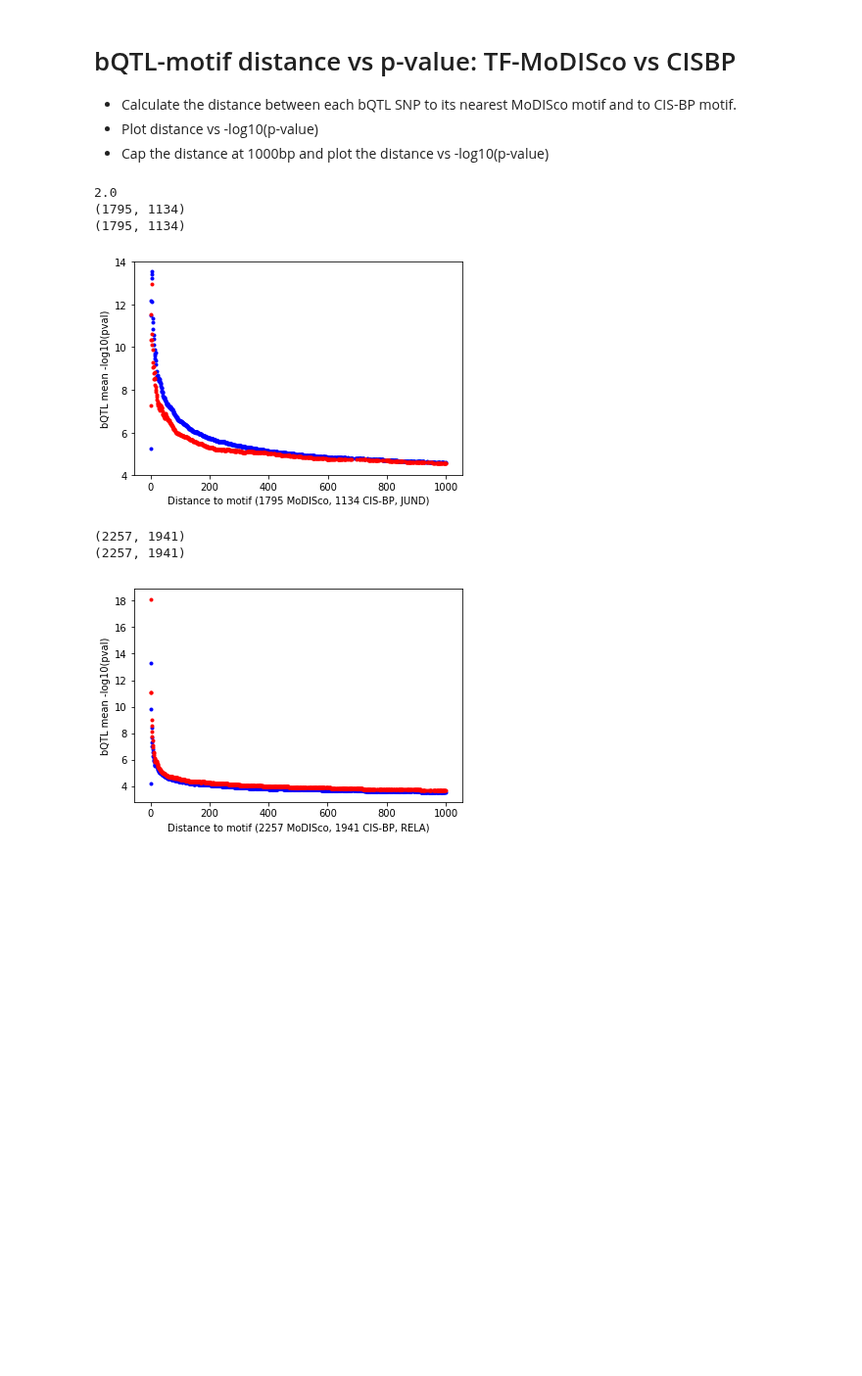
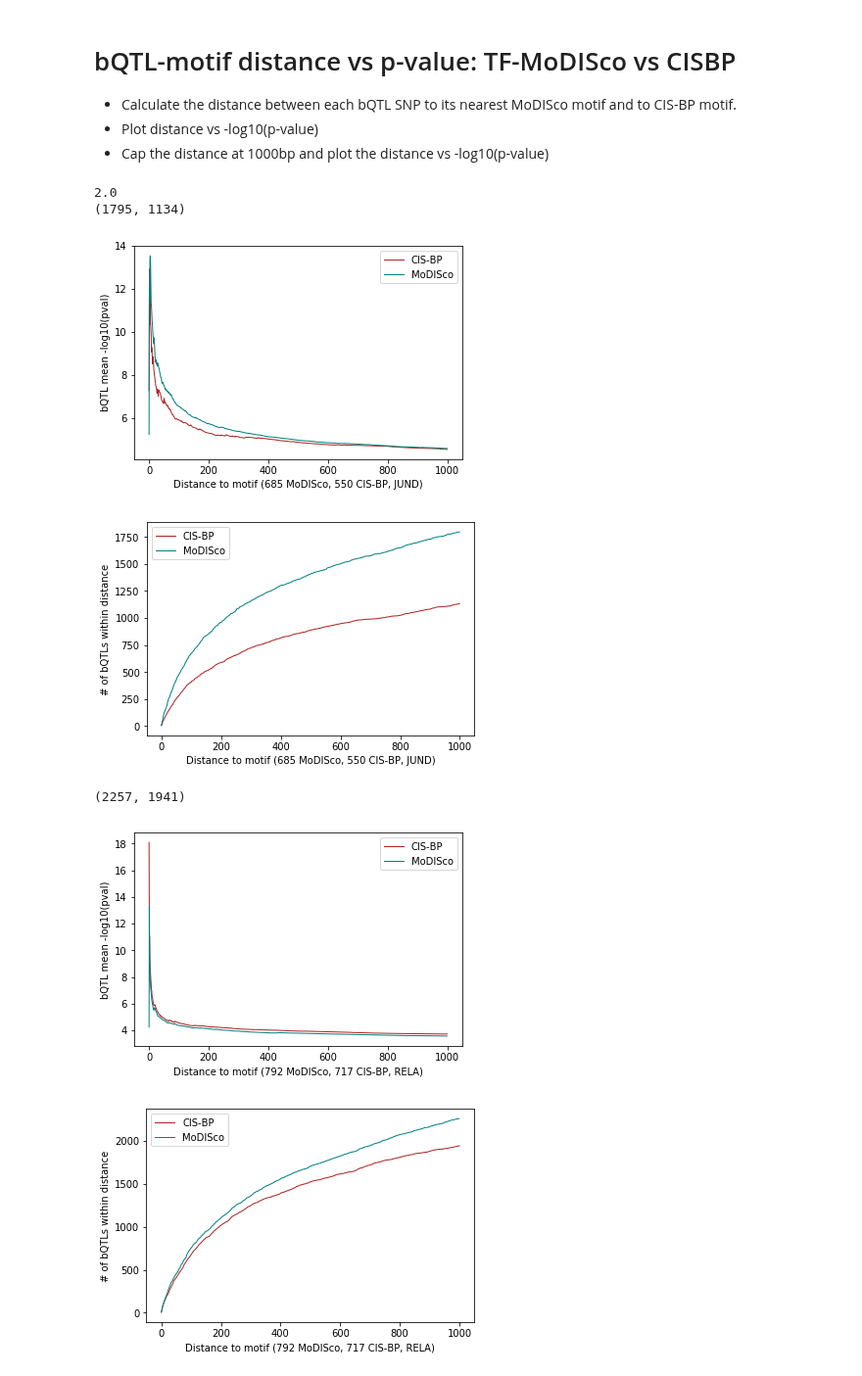
Before and after one commit to kundajelab/tfmodisco_bio_experiments, a Jupyter notebook: results/nandi/CIS-BP/bQTL_comp_mean.ipynb, the cells around one changed output. Shown at 98% size. Drawn from its saved outputs; the diff is of its cells as text; code cells hidden in the pictures; blank space fills up the shorter version.

Commit message:
update mean, count plot

```diff
--- a/results/nandi/CIS-BP/bQTL_comp_mean.ipynb
+++ b/results/nandi/CIS-BP/bQTL_comp_mean.ipynb
@@ -29,7 +29,8 @@ modisco_tsv_fns = [
 
 def proc_sorted_list(slist, max_dist=0):
 
-    mean_dict = {}
+    mean_dict = OrderedDict()
+    cnt_dict  = OrderedDict()
     curr_sum = 0
     curr_cnt = 0
     for item in slist:
@@ -44,8 +45,9 @@ def proc_sorted_list(slist, max_dist=0):
         curr_mean = curr_sum / curr_cnt
         #print(curr_cnt, dist, curr_mean)
         mean_dict[dist] = curr_mean
+        cnt_dict[dist] = curr_cnt
 
-    return mean_dict, curr_cnt
+    return mean_dict, cnt_dict
 
 import math
 %matplotlib inline
@@ -55,7 +57,8 @@ import numpy as np
 import matplotlib
 from scipy.stats import gaussian_kde
 
-p_thresh = -math.log(0.01, 10)
+p_thresh = 0.01
+log_p_thresh = -math.log(0.01, 10)
 print(p_thresh)
 import scipy.stats
 for i, tf in enumerate(tf_list):
@@ -73,48 +76,64 @@ for i, tf in enumerate(tf_list):
             item = row.split('\t')
             item[0] = int(item[0])   # distance
             item[1] = float(item[1]) # p-value
             snp_list_c.append(item)
 
-    short_list_m = [item for item in snp_list_m if item[0] <= 1000 and item[1] >= p_thresh]
+    short_list_m = [item for item in snp_list_m if item[0] <= 1000 and item[1] >= log_p_thresh]
 
-    short_list_c = [item for item in snp_list_c if item[0] <= 1000 and item[1] >= p_thresh]
+    short_list_c = [item for item in snp_list_c if item[0] <= 1000 and item[1] >= log_p_thresh]
 
     print(len(short_list_m), len(short_list_c))
 
     sorted_list_m = sorted(short_list_m, key=lambda x: (x[0], -x[1]))
     sorted_list_c = sorted(short_list_c, key=lambda x: (x[0], -x[1]))
 
     dict_m, cnt_m = proc_sorted_list(sorted_list_m, 1000)
     dict_c, cnt_c = proc_sorted_list(sorted_list_c, 1000)
 
-    print(cnt_m, cnt_c)
+    #print(cnt_m, cnt_c)
     #print("new dict")
 
-    #for k in dict_m:
-    #    print(k, dict_m[k])
-
+    # plot mean -----------------------------------------------------------------
     x = [ k for k in dict_m ]
     y = [ dict_m[k] for k in dict_m ]
     xc = [ k for k in dict_c ]
     yc = [ dict_c[k] for k in dict_c ]
 
-    #print(zip(x, y))
+    fig = plt.figure()
+    #im = plt.scatter(xc, yc, c='firebrick', alpha=1, marker='.', label="CIS-BP", s=1) # red  CIS-BP
+    #im = plt.scatter(x,  y,  c='teal', alpha=1, marker='.', label="MoDISco", s=1) # blue modisco
+    im = plt.plot(xc, yc, c='firebrick', alpha=1, label="CIS-BP", linewidth=1) # red  CIS-BP
+    im = plt.plot(x,  y,  c='teal', alpha=1, label="MoDISco", linewidth=1) # blue modisco
 
-    im = plt.scatter(x,  y,  c='b', alpha=1, marker='.', label=".") # blue modisco
-    im = plt.scatter(xc, yc, c='r', alpha=1, marker='.', label=".") # red  CIS-BP
+    plt.xlabel("Distance to motif (" + str(len(dict_m)) + " MoDISco, " + str(len(dict_c)) + " CIS-BP, " + tf + ")")
+    plt.ylabel("bQTL mean -log10(pval)")
+    plt.legend()
+    plt.show()
+    fig.savefig("under_1ksummit/" + tf + "_cmp_mean.png", bbox_inches='tight')
 
-    plt.xlabel("Distance to motif (" + str(cnt_m) + " MoDISco, " + str(cnt_c) + " CIS-BP, " + tf + ")")
-    plt.ylabel("bQTL mean -log10(pval)")
+    # plot cnt -----------------------------------------------------------------
+    x = [ k for k in cnt_m ]
+    y = [ cnt_m[k] for k in cnt_m ]
+    xc = [ k for k in cnt_c ]
+    yc = [ cnt_c[k] for k in cnt_c ]
 
+    fig = plt.figure()
+    #im = plt.scatter(xc, yc, c='firebrick', alpha=1, marker='.', label="CIS-BP", s=1) # red  CIS-BP
+    #im = plt.scatter(x,  y,  c='teal', alpha=1, marker='.', label="MoDISco", s=1) # blue modisco
+    im = plt.plot(xc, yc, c='firebrick', alpha=1, label="CIS-BP", linewidth=1) # red  CIS-BP
+    im = plt.plot(x,  y,  c='teal', alpha=1, label="MoDISco", linewidth=1) # blue modisco
 
+    plt.xlabel("Distance to motif (" + str(len(dict_m)) + " MoDISco, " + str(len(dict_c)) + " CIS-BP, " + tf + ")")
+    plt.ylabel("# of bQTLs within distance")
+    plt.legend()
     plt.show()
-    #fig.savefig("under_1ksummit/" + tf + "_cmp_mean.png", bbox_inches='tight')
+    fig.savefig("under_1ksummit/" + tf + "_cmp_cnt.png", bbox_inches='tight')
 # %% [output]
 2.0
 (1795, 1134)
-(1795, 1134)
-[figure, old version]
+[figure, new version]
+[figure, new version]
 (2257, 1941)
-(2257, 1941)
-[figure, old version]
+[figure, new version]
+[figure, new version]
 (2019, 1795)
```
Also changed, not shown: parts of 1 cell of this notebook, 8 other files.
